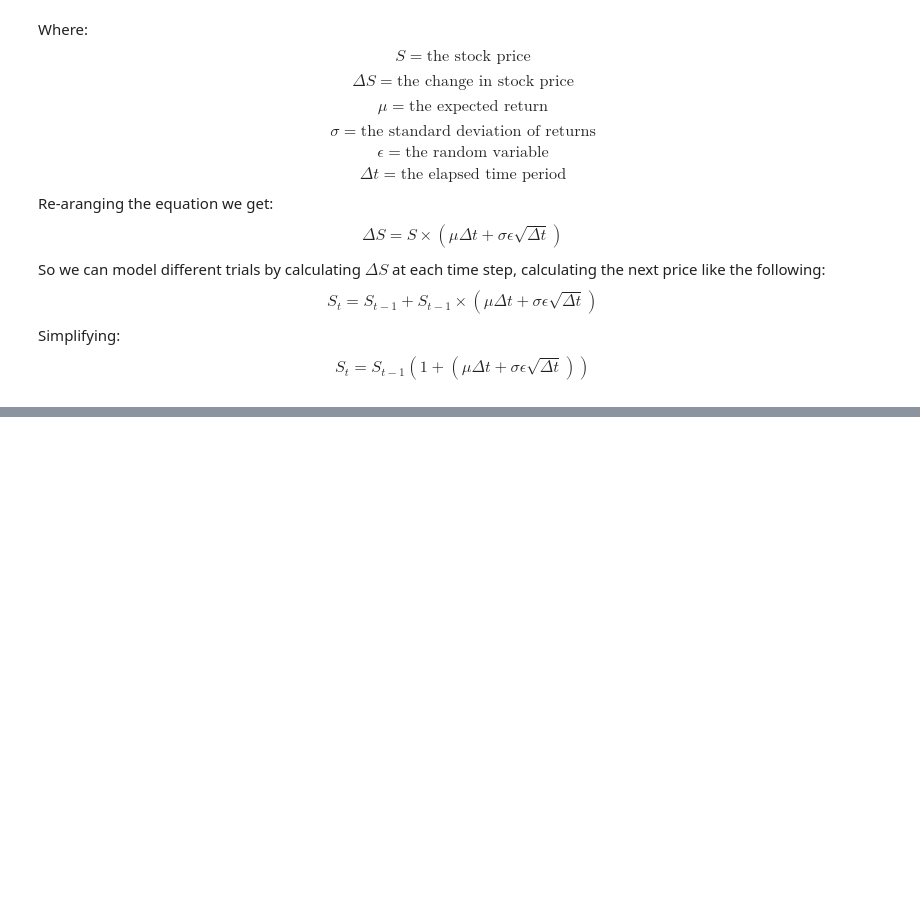
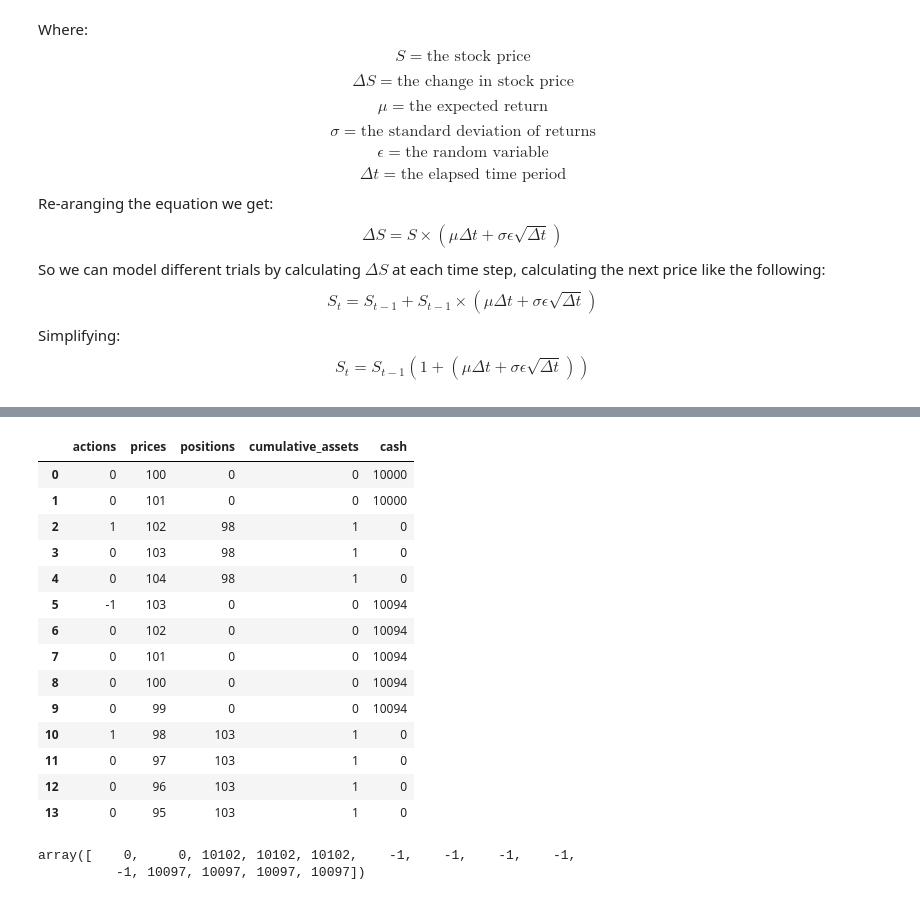
Before and after one commit to manning-capital/mc-notebooks, a Jupyter notebook: mean-reversion.ipynb, the cells around one changed output, grey strips where cells are left out. Cells and saved outputs as stored; diff of their text form; code cells hidden in the pictures; blank space fills up the shorter version.

```diff
--- a/mean-reversion.ipynb
+++ b/mean-reversion.ipynb
@@ -122,0 +173,54 @@ S_actions
+# %%
+actions = np.array([0, 0, 1, 0, 0, -1, 0, 0, 0, 0, 1, 0, 0, 0])
+prices = np.array([100, 101, 102, 103, 104, 103, 102, 101, 100, 99, 98, 97, 96, 95])
+
+positions = np.zeros_like(actions)
+cash = np.zeros_like(actions)
+initial_cash = 10000
+cash[0] = initial_cash
+
+for i in range(1, len(actions)):
+    if actions[i] == 1:
+        positions[i] = cash[i-1] / prices[i]
+        cash[i] = 0
+    elif actions[i] == -1:
+        positions[i] = 0
+        cash[i] = positions[i-1] * prices[i]
+    else:
+        positions[i] = positions[i-1]
+        cash[i] = cash[i-1]
+
+cumulative_assets = np.cumsum(actions)
+
+initial_cash = 10000
+cash[0] = initial_cash
+
+
+
+display(pd.DataFrame({
+    'actions': actions,
+    'prices': prices,
+    'positions': positions,
+    'cumulative_assets': cumulative_assets,
+    'cash': cash
+}))
+
+initial_cash * np.cumsum(actions) + np.cumsum(actions * prices)
+# %% [output]
+|  | actions | prices | positions | cumulative_assets | cash |
+| 0 | 0 | 100 | 0 | 0 | 10000 |
+| 1 | 0 | 101 | 0 | 0 | 10000 |
+| 2 | 1 | 102 | 98 | 1 | 0 |
+| 3 | 0 | 103 | 98 | 1 | 0 |
+| 4 | 0 | 104 | 98 | 1 | 0 |
+| 5 | -1 | 103 | 0 | 0 | 10094 |
+| 6 | 0 | 102 | 0 | 0 | 10094 |
+| 7 | 0 | 101 | 0 | 0 | 10094 |
+| 8 | 0 | 100 | 0 | 0 | 10094 |
+| 9 | 0 | 99 | 0 | 0 | 10094 |
+| 10 | 1 | 98 | 103 | 1 | 0 |
+| 11 | 0 | 97 | 103 | 1 | 0 |
+| 12 | 0 | 96 | 103 | 1 | 0 |
+| 13 | 0 | 95 | 103 | 1 | 0 |
+array([    0,     0, 10102, 10102, 10102,    -1,    -1,    -1,    -1,
+          -1, 10097, 10097, 10097, 10097])
```
Also changed, not shown: parts of 12 cells of this notebook.
